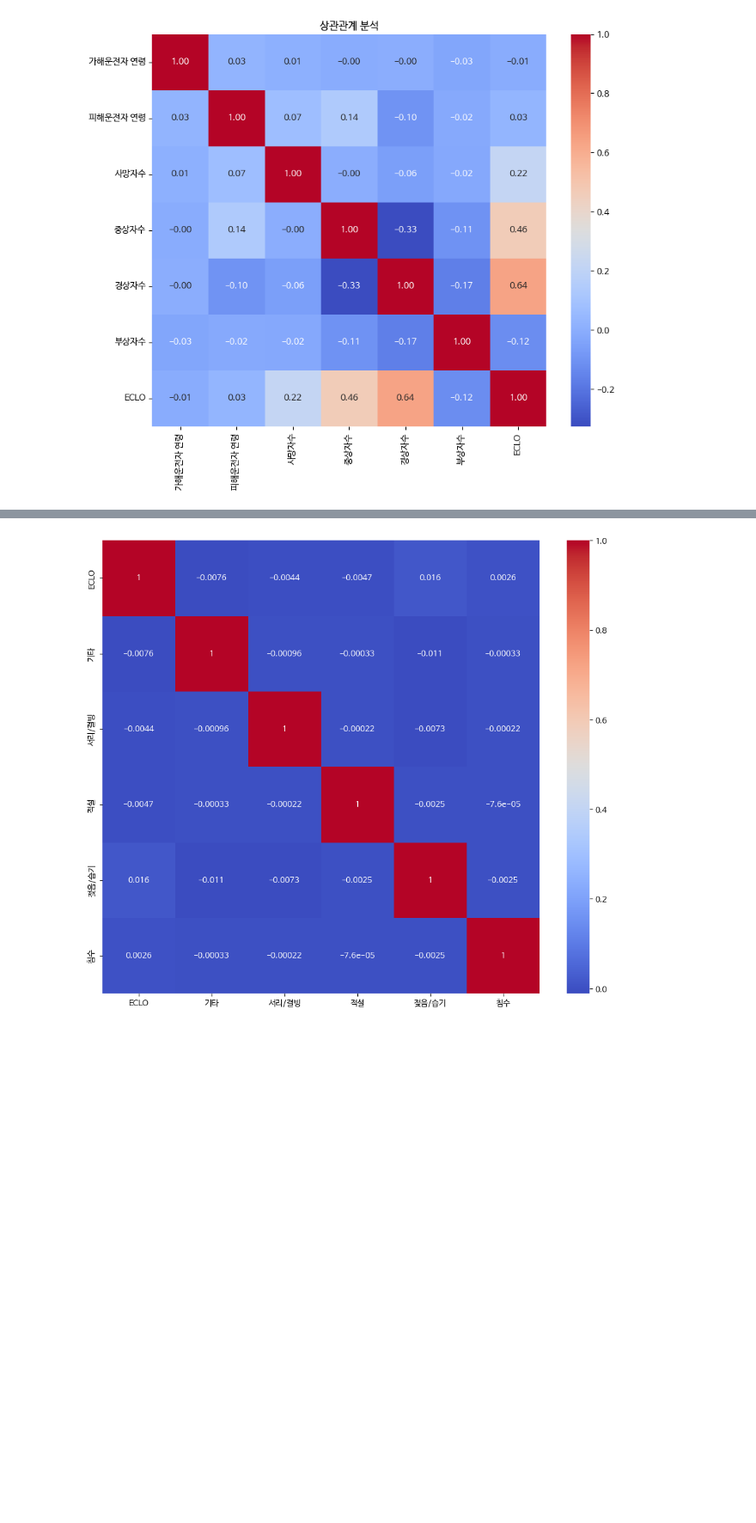
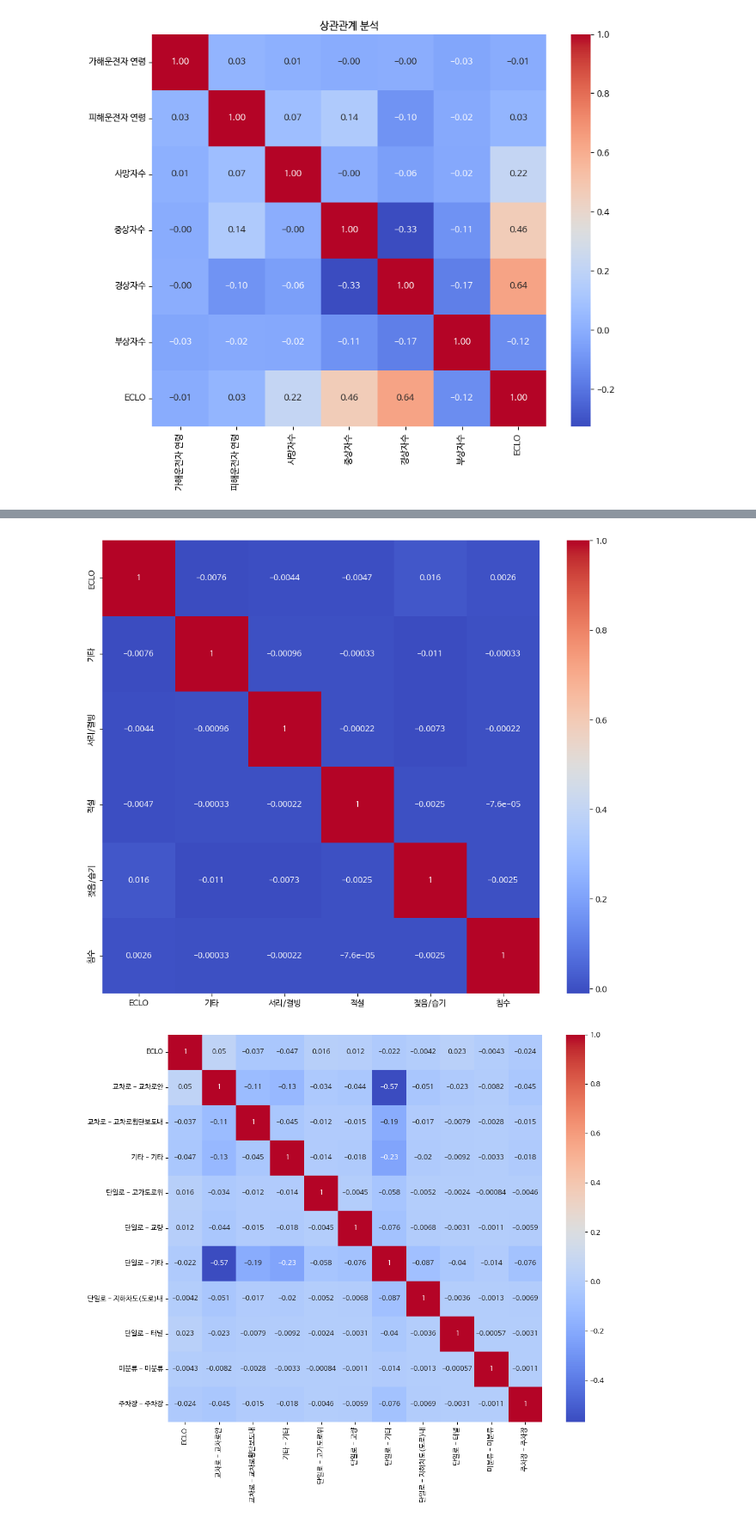
Before and after one commit to zooodung/TA-Prediction, a Jupyter notebook: ta_115dkk.ipynb, the cells around one changed output, grey strips where cells are left out. Shown at 86% size. Cells and saved outputs as stored; diff of their text form; code cells hidden in the pictures; blank space fills up the shorter version.

```diff
--- a/ta_115dkk.ipynb
+++ b/ta_115dkk.ipynb
@@ -143,40 +143,48 @@ accident_type_dummies = pd.get_dummies(df1['사고유형 - 세부분류'], drop_
 violation_dummies = pd.get_dummies(df1['법규위반'], drop_first=True)
 weather_dummies = pd.get_dummies(df1['기상상태'], drop_first=True)
 road_dummies = pd.get_dummies(df1['노면상태'], drop_first=True)
+form_dummies = pd.get_dummies(df1['도로형태'], drop_first=True)
 
 # 더미 변수를 원래 데이터프레임에 결합
 df_acc = pd.concat([df1['ECLO'], accident_type_dummies], axis=1)
 df_vio = pd.concat([df1['ECLO'], violation_dummies], axis=1)
 df_wea = pd.concat([df1['ECLO'], weather_dummies], axis=1)
 df_ro = pd.concat([df1['ECLO'], road_dummies], axis=1)
+df_fo = pd.concat([df1['ECLO'], form_dummies], axis=1)
 
 # 상관계수 계산
 corr_acc = df_acc.corr(method='spearman')
 corr_vio = df_vio.corr(method='spearman')
 corr_wea = df_wea.corr(method='spearman')
 corr_ro = df_ro.corr(method='pearson')
+corr_fo = df_fo.corr(method='pearson')
 
 # 상관계수 시각화
 plt.figure(figsize=(12, 10))
 sns.heatmap(corr_acc, annot=True, cmap='coolwarm')
 plt.show()
 
 plt.figure(figsize=(12, 10))
 sns.heatmap(corr_vio, annot=True, cmap='coolwarm')
 plt.show()
 
 plt.figure(figsize=(12, 10))
 sns.heatmap(corr_wea, annot=True, cmap='coolwarm')
 plt.show()
 
 plt.figure(figsize=(12, 10))
 sns.heatmap(corr_ro, annot=True, cmap='coolwarm')
 plt.show()
+
+plt.figure(figsize=(12, 10))
+sns.heatmap(corr_fo, annot=True, cmap='coolwarm')
+plt.show()
 # %% [output]
 [figure]
 [figure]
 [figure]
 [figure]
+[figure, added]
 # %%
 # 범주형 변수를 더미 변수로 변환
 accident_type_dummies = pd.get_dummies(df1['사고유형 - 세부분류'], drop_first=True)
```
Also changed, not shown: parts of 1 cell of this notebook.
